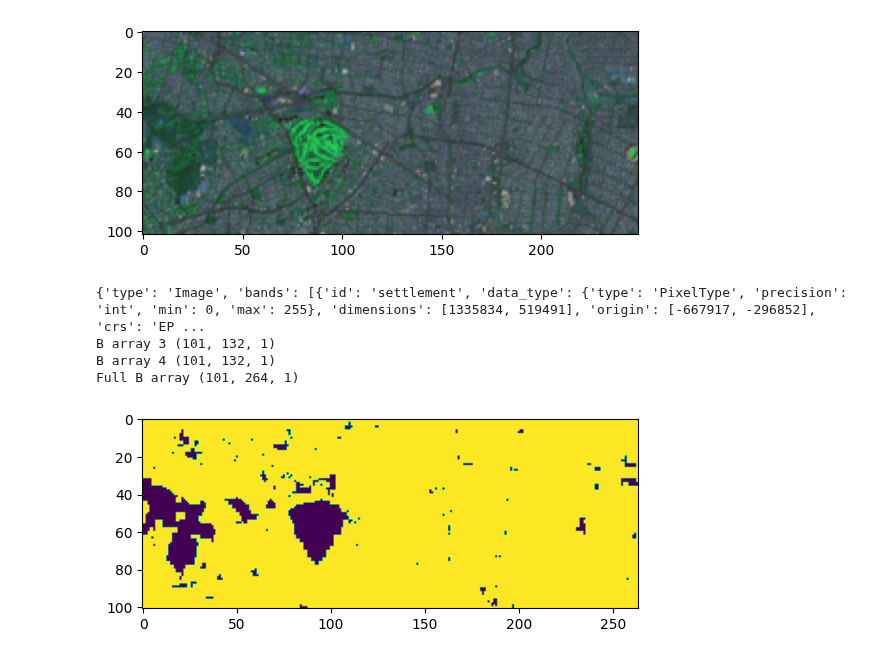
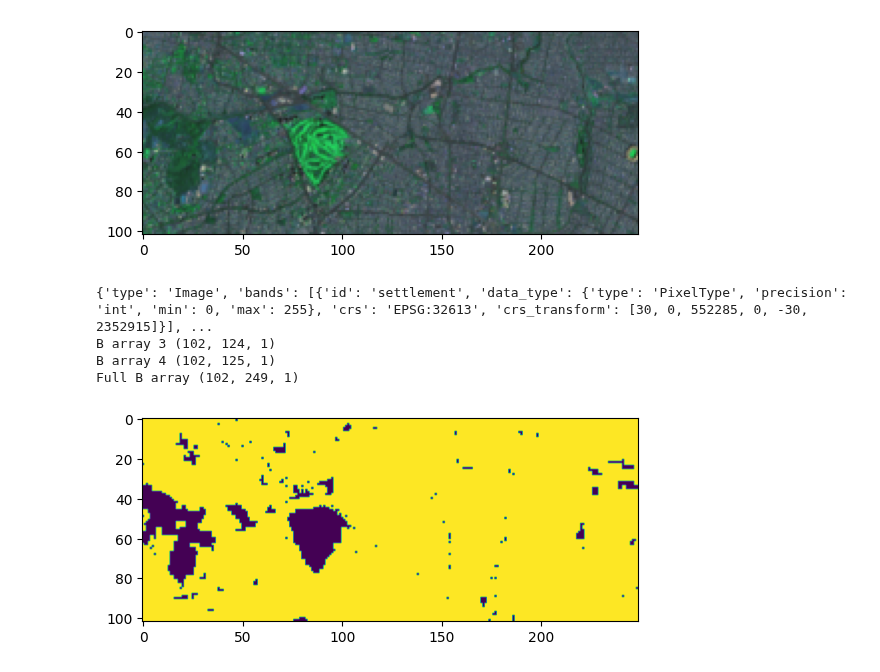
Before and after one commit to vshalisko/GEE, a Jupyter notebook: Colab/Landsat_ANN_test.ipynb, the cells around one changed output. Drawn from its saved outputs; the diff is of its cells as text; code cells hidden in the pictures.

```diff
--- a/Colab/Landsat_ANN_test.ipynb
+++ b/Colab/Landsat_ANN_test.ipynb
@@ -152,37 +152,37 @@ Full array (102, 249, 6)
 [figure]
 # %%
 ## Resample
-#built_2015_hr_mean = built_2015_hr.reproject(projection.get('crs'), projection.get('transform'))
+built_2015_hr_mean = built_2015_hr.reproject(projection.get('crs'), projection.get('transform'))
 
+print(built_2015_hr_mean.getInfo())
+
+#proj = ee.Projection('EPSG:4326').getInfo()
+#built_2015_hr_mean = built_2015_hr.reproject(proj.get('crs'), None, 30)
 #print(built_2015_hr_mean.getInfo())
-
-proj = ee.Projection('EPSG:4326').getInfo()
-built_2015_hr_mean = built_2015_hr.reproject(proj.get('crs'), None, 30)
-print(built_2015_hr_mean.getInfo())
 
 Map1 = geemap.Map()
 Map1.centerObject(punto_interes, 8)
 Map1.addLayer(built_2015_hr_mean, vizBuiltup_HR, 'Builtup 2015 10m', True, 0.5)
 Map1
 
 array3 = tile_to_numpy(built_2015_hr_mean, aoi1, bands_B)
 print("B array 3", array3.shape)
 array4 = tile_to_numpy(built_2015_hr_mean, aoi2, bands_B)
 print("B array 4", array4.shape)
 
 array_B_full = np.concatenate((array3, array4), 1)
 print("Full B array", array_B_full.shape)
 
 # Scale the data to [0, 255] to show as an RGB image.
 B_img_test = (array_B_full).astype('uint8')
 plt.imshow(B_img_test[:,:,0])
 plt.show()
 # %% [output]
-{'type': 'Image', 'bands': [{'id': 'settlement', 'data_type': {'type': 'PixelType', 'precision': 'int', 'min': 0, 'max': 255}, 'dimensions': [1335834, 519491], 'origin': [-667917, -296852], 'crs': 'EP ...
-B array 3 (101, 132, 1)
-B array 4 (101, 132, 1)
-Full B array (101, 264, 1)
+{'type': 'Image', 'bands': [{'id': 'settlement', 'data_type': {'type': 'PixelType', 'precision': 'int', 'min': 0, 'max': 255}, 'crs': 'EPSG:32613', 'crs_transform': [30, 0, 552285, 0, -30, 2352915]}], ...
+B array 3 (102, 124, 1)
+B array 4 (102, 125, 1)
+Full B array (102, 249, 1)
-[figure, old version]
+[figure, new version]
 # %%
 def loadTiff(in_image, init=None, size_img=None):
     src = raster.read(in_image, bands='all')
```
